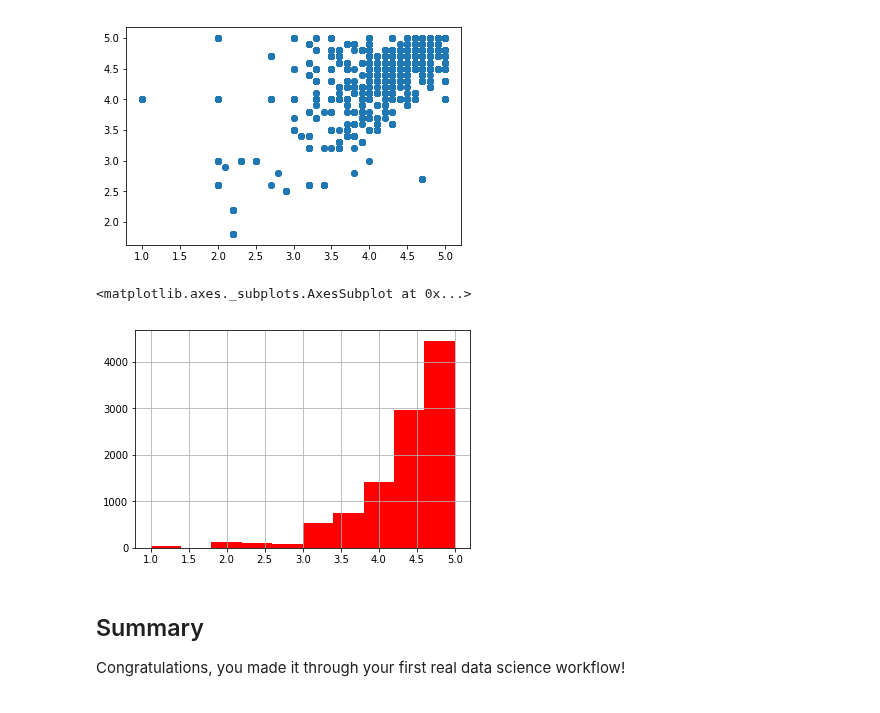
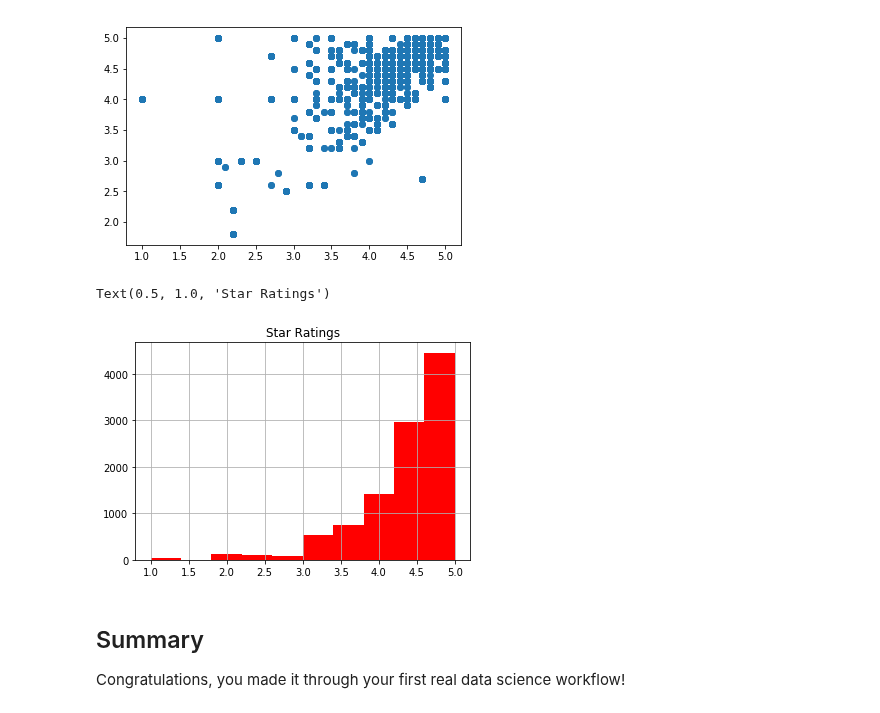
Before and after one commit to hlevymyers/dsc-first-codealong-dc-ds-career-042219, a Jupyter notebook: index.ipynb, the cells around one changed output. Drawn from its saved outputs; the diff is of its cells as text; code cells hidden in the pictures.

```diff
--- a/index.ipynb
+++ b/index.ipynb
@@ -369,9 +369,10 @@ plt.scatter(df.play_star_rating, df.star_rating)
 # %%
 df.play_star_rating.hist(color = 'red')
 plt.title('Star Ratings')
+plt.x
 # %% [output]
-<matplotlib.axes._subplots.AxesSubplot at 0x...>
+Text(0.5, 1.0, 'Star Ratings')
-[figure, old version]
+[figure, new version]
 # %%
 #Your code here
 # %% [markdown]
```
